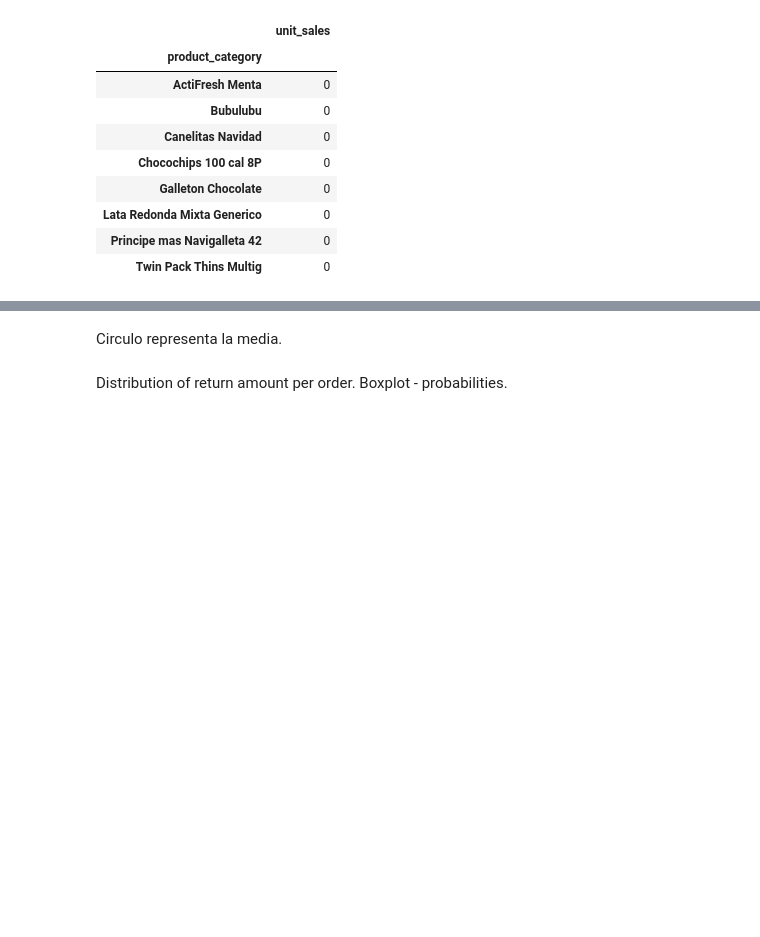
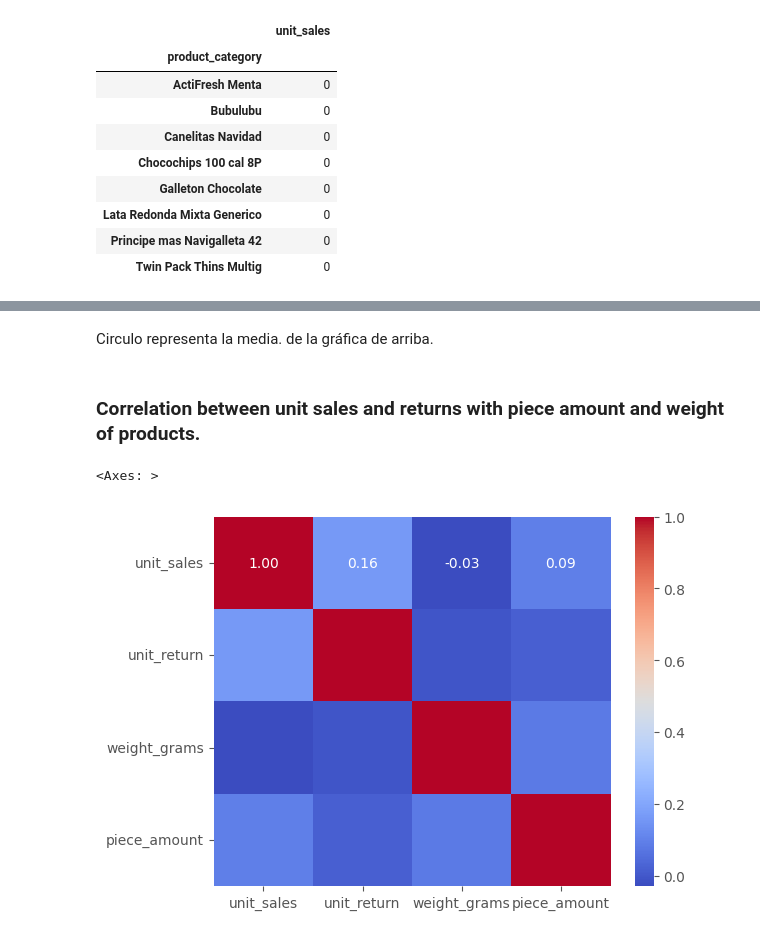
Before and after one commit to SimplySanti/FilRouge_Bimbo_Inventory, a Jupyter notebook: exploratory_analysis.ipynb, the cells around one changed output, grey strips where cells are left out. Drawn from its saved outputs; the diff is of its cells as text; code cells hidden in the pictures; blank space fills up the shorter version.

```diff
--- a/exploratory_analysis.ipynb
+++ b/exploratory_analysis.ipynb
@@ -315,4 +317,2 @@ See the caveats in the documentation: https://pandas.pydata.org/pandas-docs/stab
 # %% [markdown]
-Circulo representa la media.
+Circulo representa la media. de la gráfica de arriba.
-# %% [markdown]
-Distribution of return amount per order. Boxplot - probabilities.
@@ -321,0 +319,8 @@ Distribution of return amount per order. Boxplot - probabilities.
+# %% [markdown]
+### Correlation between unit sales and returns with piece amount and weight of products.
+# %%
+df_key_variables = df[['unit_sales','unit_return','weight_grams','piece_amount']].corr()
+sns.heatmap(df_key_variables,annot=True,fmt='.2f',cmap='coolwarm')
+# %% [output]
+<Axes: >
+[figure, added]
```
Also changed, not shown: parts of 12 cells of this notebook.
